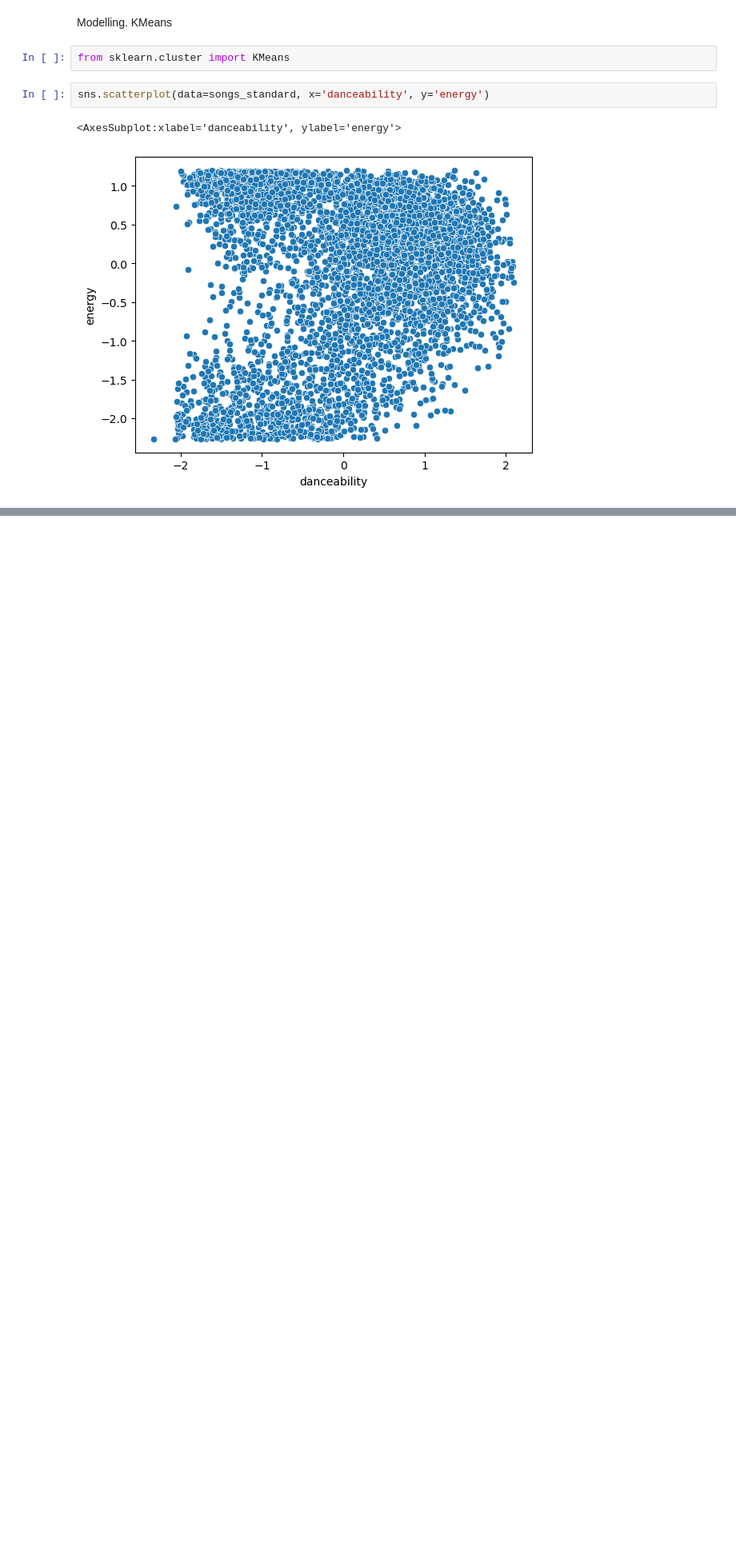
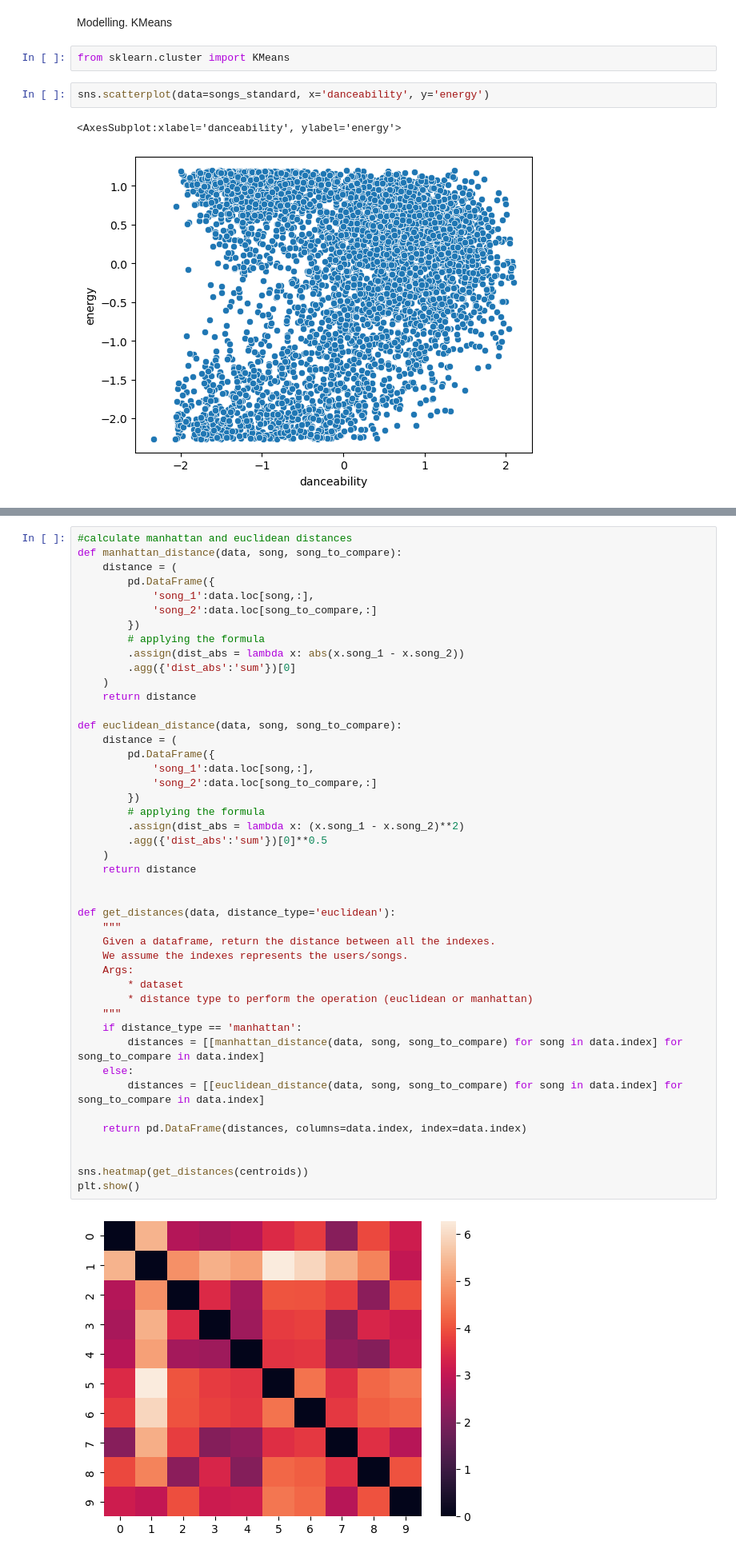
Before and after one commit to Joldon/unsupevised_ML, a Jupyter notebook: compute_distances_5000_songs.ipynb, the cells around one changed output, grey strips where cells are left out. Shown at 80% size. Saved outputs shown, nothing was run; the diff lists cells and outputs as text; blank space fills up the shorter version.

```diff
--- a/compute_distances_5000_songs.ipynb
+++ b/compute_distances_5000_songs.ipynb
@@ -136,0 +177,47 @@ KMeans(n_clusters=5, random_state=42)
+# %%
+#calculate manhattan and euclidean distances
+def manhattan_distance(data, song, song_to_compare):
+    distance = (
+        pd.DataFrame({
+            'song_1':data.loc[song,:],
+            'song_2':data.loc[song_to_compare,:]
+        })
+        # applying the formula
+        .assign(dist_abs = lambda x: abs(x.song_1 - x.song_2))
+        .agg({'dist_abs':'sum'})[0]
+    )
+    return distance
+
+def euclidean_distance(data, song, song_to_compare):
+    distance = (
+        pd.DataFrame({
+            'song_1':data.loc[song,:],
+            'song_2':data.loc[song_to_compare,:]
+        })
+        # applying the formula
+        .assign(dist_abs = lambda x: (x.song_1 - x.song_2)**2)
+        .agg({'dist_abs':'sum'})[0]**0.5
+    )
+    return distance
+
+
+def get_distances(data, distance_type='euclidean'):
+    """
+    Given a dataframe, return the distance between all the indexes.
+    We assume the indexes represents the users/songs.
+    Args:
+        * dataset
+        * distance type to perform the operation (euclidean or manhattan)
+    """
+    if distance_type == 'manhattan':
+        distances = [[manhattan_distance(data, song, song_to_compare) for song in data.index] for song_to_compare in data.index]
+    else:
+        distances = [[euclidean_distance(data, song, song_to_compare) for song in data.index] for song_to_compare in data.index]
+
+    return pd.DataFrame(distances, columns=data.index, index=data.index)
+
+
+sns.heatmap(get_distances(centroids))
+plt.show()
+# %% [output]
+[figure, added]
```
Also changed, not shown: parts of 8 cells of this notebook.
